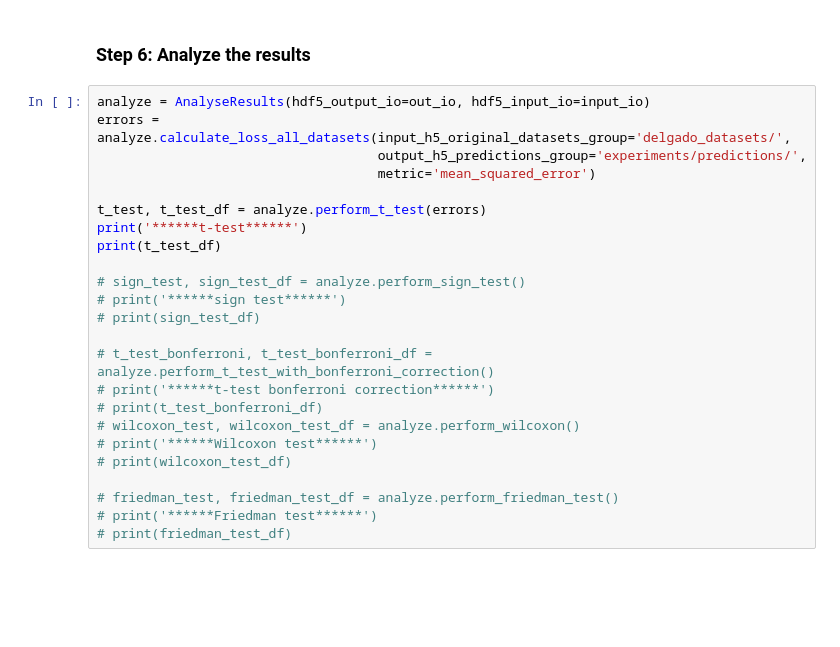
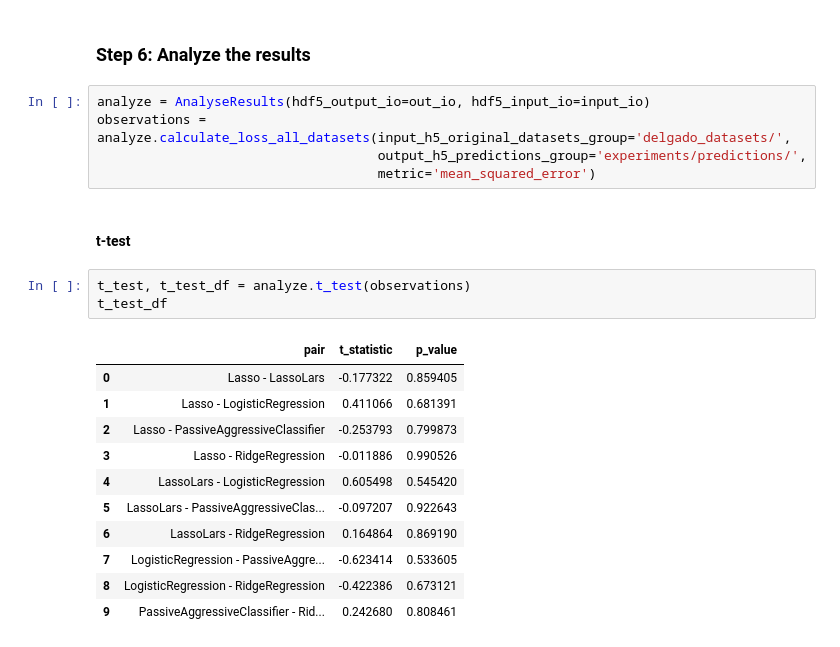
Before and after one commit to sktime/mlaut, a Jupyter notebook: mleap.ipynb, the cells around one changed output. Saved outputs shown, nothing was run; the diff lists cells and outputs as text; blank space fills up the shorter version.

```diff
--- a/mleap.ipynb
+++ b/mleap.ipynb
@@ -41,26 +82,24 @@ test_o.run(input_io_datasets_loc=dts_names_list_full_path[0:3], output_io_split_
 # %% [markdown]
 ### Step 6: Analyze the results
-# %%
-analyze = AnalyseResults(hdf5_output_io=out_io, hdf5_input_io=input_io)
-errors = analyze.calculate_loss_all_datasets(input_h5_original_datasets_group='delgado_datasets/',
-                                    output_h5_predictions_group='experiments/predictions/',
-                                    metric='mean_squared_error')
-
-t_test, t_test_df = analyze.perform_t_test(errors)
-print('******t-test******')
-print(t_test_df)
-
-# sign_test, sign_test_df = analyze.perform_sign_test()
-# print('******sign test******')
-# print(sign_test_df)
-
-# t_test_bonferroni, t_test_bonferroni_df = analyze.perform_t_test_with_bonferroni_correction()
-# print('******t-test bonferroni correction******')
-# print(t_test_bonferroni_df)
-# wilcoxon_test, wilcoxon_test_df = analyze.perform_wilcoxon()
-# print('******Wilcoxon test******')
-# print(wilcoxon_test_df)
-
-# friedman_test, friedman_test_df = analyze.perform_friedman_test()
-# print('******Friedman test******')
-# print(friedman_test_df)
+# %%
+analyze = AnalyseResults(hdf5_output_io=out_io, hdf5_input_io=input_io)
+observations = analyze.calculate_loss_all_datasets(input_h5_original_datasets_group='delgado_datasets/',
+                                    output_h5_predictions_group='experiments/predictions/',
+                                    metric='mean_squared_error')
+# %% [markdown]
+#### t-test
+# %%
+t_test, t_test_df = analyze.t_test(observations)
+t_test_df
+# %% [output]
+|  | pair | t_statistic | p_value |
+| 0 | Lasso - LassoLars | -0.177322 | 0.859405 |
+| 1 | Lasso - LogisticRegression | 0.411066 | 0.681391 |
+| 2 | Lasso - PassiveAggressiveClassifier | -0.253793 | 0.799873 |
+| 3 | Lasso - RidgeRegression | -0.011886 | 0.990526 |
+| 4 | LassoLars - LogisticRegression | 0.605498 | 0.545420 |
+| 5 | LassoLars - PassiveAggressiveClas... | -0.097207 | 0.922643 |
+| 6 | LassoLars - RidgeRegression | 0.164864 | 0.869190 |
+| 7 | LogisticRegression - PassiveAggre... | -0.623414 | 0.533605 |
+| 8 | LogisticRegression - RidgeRegression | -0.422386 | 0.673121 |
+| 9 | PassiveAggressiveClassifier - Rid... | 0.242680 | 0.808461 |
```
Also changed, not shown: parts of 14 cells of this notebook.
